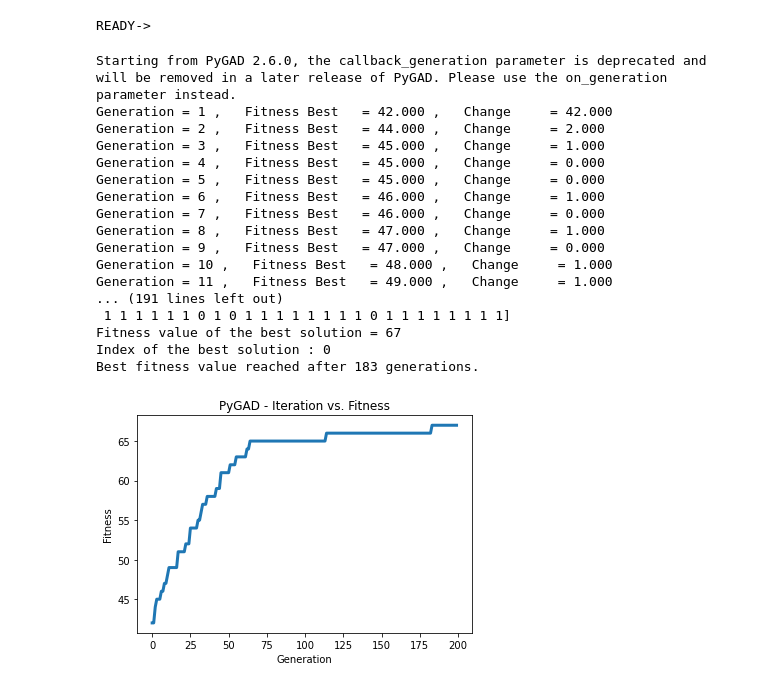
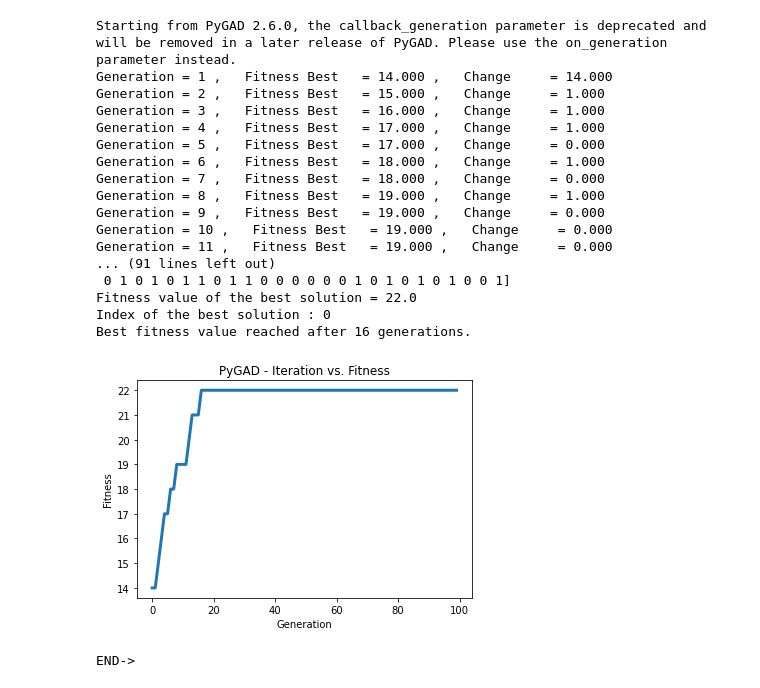
Before and after one commit to GodorhinoHub/Solemne2-COVID, a Jupyter notebook: Solemne2.ipynb, the cells around one changed output. Saved outputs shown, nothing was run; the diff lists cells and outputs as text; code cells hidden in the pictures.

Commit message:
El codigo funciona por fin, se puede optimizar para que sea mas entendible

```diff
--- a/Solemne2.ipynb
+++ b/Solemne2.ipynb
@@ -4,9 +4,8 @@
 
 import pygad
 import numpy
+import pandas
 
-# Params
-print("Ingrese los valores->")
 # Population
 initial_population = 50 # int(input("Tamaño población: ")) #50
 
@@ -15,7 +14,7 @@ mutation_type = "random" # Type of the mutation operator.
 mutation_percent_genes = 5 # int(input("Mutación: ")) #5%
 
 # Generations
-num_generations = 200 # int(input("Num Generaciones: ")) #100
+num_generations = 100 # int(input("Num Generaciones: ")) #100
 num_parents_mating = 7 # Number of solutions to be selected as parents in the mating pool.
 
 # Solutions
@@ -29,5 +28,3 @@ crossover_type = "single_point" # Type of the crossover operator.
 
 # Archive
 url_archive = "https://raw.githubusercontent.com/GodorhinoHub/Solemne2-COVID/main/archivo.txt" # input("Ubicación web del archivo: ")
-
-print("Listo para iniciar->")
@@ -44,34 +34 @@ personas = numpy.zeros((10,10))
 mapa = numpy.array(pandas.read_csv(url_archive,header = None))
-# %%
-def dimensionar2(soluciones):
-    personas = numpy.reshape(soluciones,(10,10))
-    return personas
-
-def distanciaS(personas):
-    for j in range(10): # fila
-        for i in range(10): # columna
-            if(personas[j][i] == 1):
-                if ((i-2 >= 0 and personas[j][i-2] == 1) or
-                    (j-2 >= 0 and personas[j-2][i] == 1)):
-                    personas[j][i] = 1
-                elif((i-1 >= 0 and personas[j][i-1] == 1) or
-                   (j-1 >= 0 and personas[j-1][i] == 1) or
-                   (j-1 >= 0 and i-1 >= 0 and personas[j-1][i-1] == 1)):
-                    personas[j][i] = 0
-
-def revisarMapa(personas,mapa):
-    for j in range(10): # fila
-        for i in range(10): # columna
-            if(personas[j][i] == 'P'):
-                if ((i-2 >= 0 and personas[j][i-2] == 1) or
-                    (j-2 >= 0 and personas[j-2][i] == 1)):
-                    personas[j][i] = 0
-                elif((i-1 >= 0 and personas[j][i-1] == 1) or
-                   (j-1 >= 0 and personas[j-1][i] == 1) or
-                   (j-1 >= 0 and i-1 >= 0 and personas[j-1][i-1] == 1)):
-                    personas[j][i] = 0
-                else:
-                    personas[j][i] = 1
-print("READY->")
-# %% [output]
-READY->
@@ -79,10 +96,7 @@ READY->
 def fitness_func(solution, solution_idx):
     # Calculating the fitness value of each solution in the current population.
     # The fitness function calulates the sum of products between each input and its corresponding weight.
-    solucion = dimensionar2(solution)
-    distanciaS(solucion)
-    fitness = numpy.sum(solucion)
-    return fitness
+    return numpy.sum(distanciaS(revisarMu(dimensionar1(solution))))
 
 fitness_function = fitness_func
 
@@ -104,46 +118,47 @@ ga_instance = pygad.GA(num_generations=num_generations,
                        gene_space=[0, 1],
                        keep_parents=keep_parents,
                        crossover_type=crossover_type,
                        mutation_type=mutation_type,
                        mutation_percent_genes=mutation_percent_genes,
                        callback_generation=callback_generation)
 
 # Running the GA to optimize the parameters of the function.
 ga_instance.run()
 
 # Returning the details of the best solution.
 solution, solution_fitness, solution_idx = ga_instance.best_solution()
 print("Parameters of the best solution : {solution}".format(solution=solution))
 print("Fitness value of the best solution = {solution_fitness}".format(solution_fitness=solution_fitness))
 
 print("Index of the best solution : {solution_idx}".format(solution_idx=solution_idx))
 
 if ga_instance.best_solution_generation != -1:
     print("Best fitness value reached after {best_solution_generation} generations.".format(best_solution_generation=ga_instance.best_solution_generation))
 
 # Saving the GA instance.
 filename = 'genetic' # The filename to which the instance is saved. The name is without extension.
 ga_instance.save(filename=filename)
 
 # Loading the saved GA instance.
 loaded_ga_instance = pygad.load(filename=filename)
 loaded_ga_instance.plot_result()
 # %% [output]
 Starting from PyGAD 2.6.0, the callback_generation parameter is deprecated and will be removed in a later release of PyGAD. Please use the on_generation parameter instead.
-Generation = 1 ,   Fitness Best   = 42.000 ,   Change     = 42.000
-Generation = 2 ,   Fitness Best   = 44.000 ,   Change     = 2.000
-Generation = 3 ,   Fitness Best   = 45.000 ,   Change     = 1.000
-Generation = 4 ,   Fitness Best   = 45.000 ,   Change     = 0.000
-Generation = 5 ,   Fitness Best   = 45.000 ,   Change     = 0.000
-Generation = 6 ,   Fitness Best   = 46.000 ,   Change     = 1.000
-Generation = 7 ,   Fitness Best   = 46.000 ,   Change     = 0.000
-Generation = 8 ,   Fitness Best   = 47.000 ,   Change     = 1.000
-Generation = 9 ,   Fitness Best   = 47.000 ,   Change     = 0.000
-Generation = 10 ,   Fitness Best   = 48.000 ,   Change     = 1.000
-Generation = 11 ,   Fitness Best   = 49.000 ,   Change     = 1.000
-... (191 lines left out)
- 1 1 1 1 1 1 0 1 0 1 1 1 1 1 1 1 1 0 1 1 1 1 1 1 1 1]
-Fitness value of the best solution = 67
+Generation = 1 ,   Fitness Best   = 14.000 ,   Change     = 14.000
+Generation = 2 ,   Fitness Best   = 15.000 ,   Change     = 1.000
+Generation = 3 ,   Fitness Best   = 16.000 ,   Change     = 1.000
+Generation = 4 ,   Fitness Best   = 17.000 ,   Change     = 1.000
+Generation = 5 ,   Fitness Best   = 17.000 ,   Change     = 0.000
+Generation = 6 ,   Fitness Best   = 18.000 ,   Change     = 1.000
+Generation = 7 ,   Fitness Best   = 18.000 ,   Change     = 0.000
+Generation = 8 ,   Fitness Best   = 19.000 ,   Change     = 1.000
+Generation = 9 ,   Fitness Best   = 19.000 ,   Change     = 0.000
+Generation = 10 ,   Fitness Best   = 19.000 ,   Change     = 0.000
+Generation = 11 ,   Fitness Best   = 19.000 ,   Change     = 0.000
+... (91 lines left out)
+ 0 1 0 1 0 1 1 0 1 1 0 0 0 0 0 0 1 0 1 0 1 0 1 0 0 1]
+Fitness value of the best solution = 22.0
 Index of the best solution : 0
-Best fitness value reached after 183 generations.
+Best fitness value reached after 16 generations.
-[figure, old version]
+[figure, new version]
+END->
```
Also changed, not shown: parts of 3 cells of this notebook.
